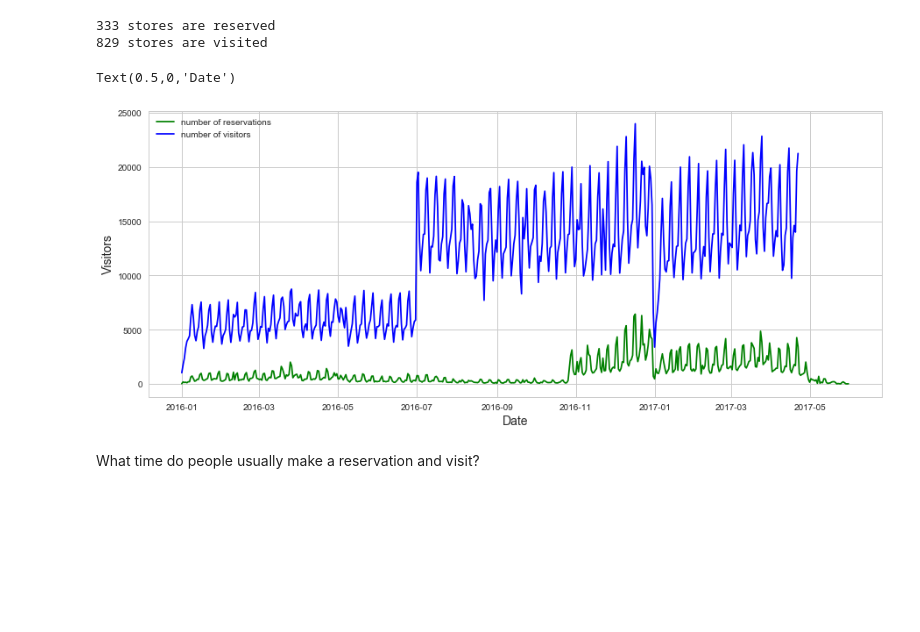
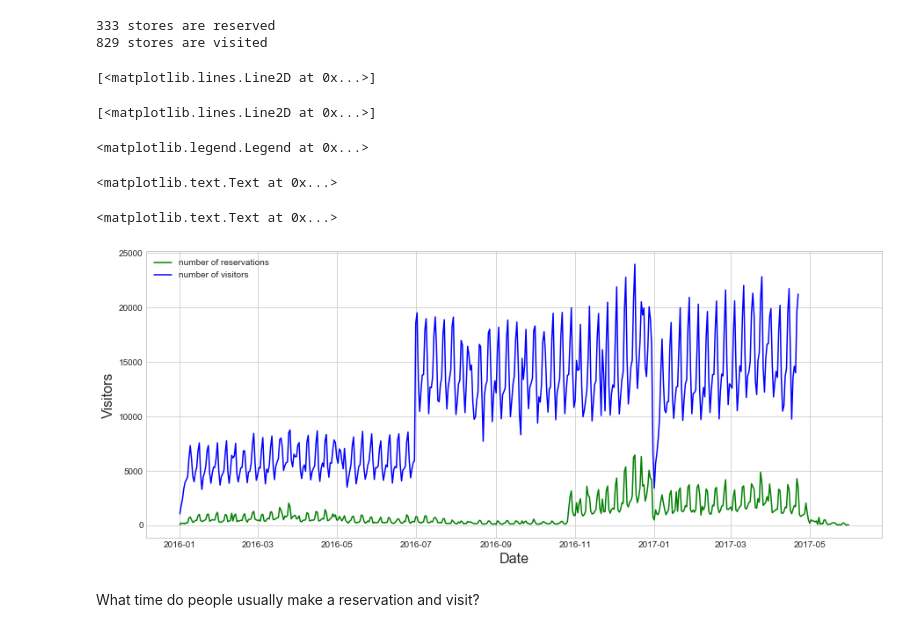
Before and after one commit to yiqingyang75/Kaggle-Restaurant-Visitor-Forecasting, a Jupyter notebook: py/Recruit Restaurant Visitor Forecasting.ipynb, the cells around one changed output. Saved outputs shown, nothing was run; the diff lists cells and outputs as text; code cells hidden in the pictures; blank space fills up the shorter version.

```diff
--- a/py/Recruit Restaurant Visitor Forecasting.ipynb
+++ b/py/Recruit Restaurant Visitor Forecasting.ipynb
@@ -162,15 +180,19 @@ print("{} stores are visited".format(num_visit))
 # %%
 reserve_by_date = total_reserve.groupby('date').sum().reset_index()
 visit_by_date = air_visit_data.groupby('visit_date').sum().reset_index()
 
 plt.plot(reserve_by_date['date'], reserve_by_date['reserve_visitors'], color = 'green', label = 'number of reservations')
 plt.plot(visit_by_date['visit_date'], visit_by_date['visitors'], color = 'blue', label = 'number of visitors')
 plt.legend(loc = 'upper left')
-plt.ylabel('Visitors', fontsize = 14)
-plt.xlabel('Date', fontsize = 14)
+plt.ylabel('Visitors', fontsize = 16)
+plt.xlabel('Date', fontsize = 16)
 # %% [output]
-Text(0.5,0,'Date')
+[<matplotlib.lines.Line2D at 0x...>]
+[<matplotlib.lines.Line2D at 0x...>]
+<matplotlib.legend.Legend at 0x...>
+<matplotlib.text.Text at 0x...>
+<matplotlib.text.Text at 0x...>
-[figure, old version]
+[figure, new version]
 # %% [markdown]
 What time do people usually make a reservation and visit?
 # %%
```
Also changed, not shown: parts of 12 cells of this notebook.
